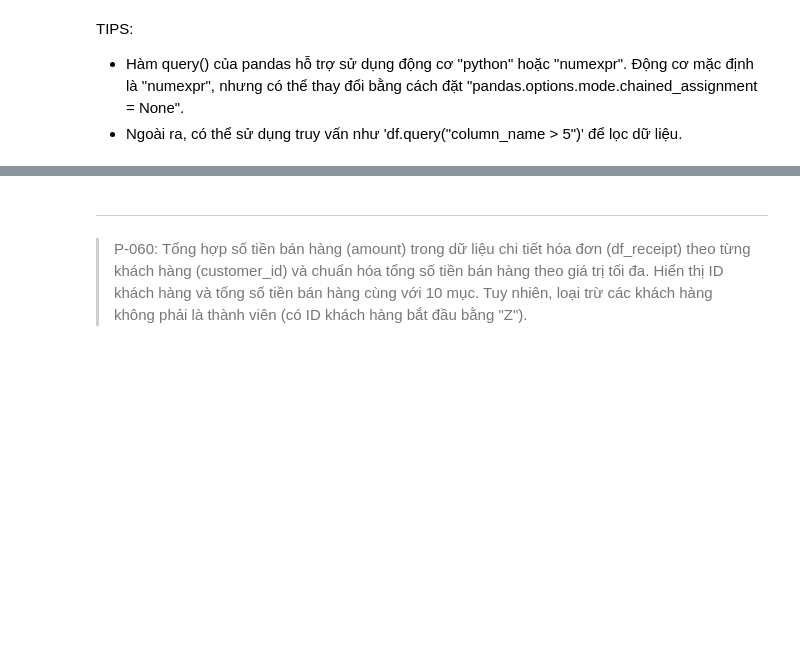
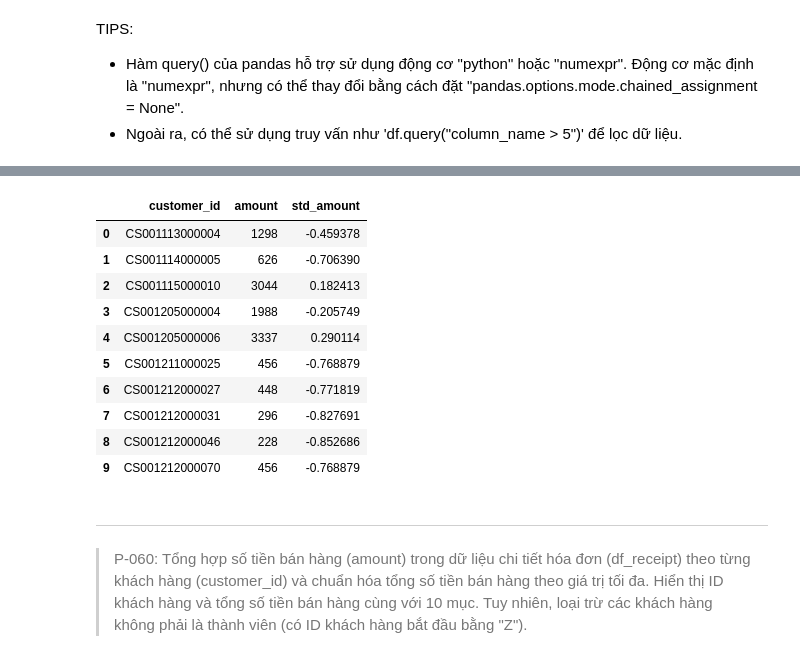
Before and after one commit to quoc-duc/LearnPandas, a Jupyter notebook: notebooks_vn/exercises/100_bai_tap_pandas_vn_exes.ipynb, the cells around one changed output, grey strips where cells are left out. Cells and saved outputs as stored; diff of their text form; code cells hidden in the pictures; blank space fills up the shorter version.

```diff
--- a/notebooks_vn/exercises/100_bai_tap_pandas_vn_exes.ipynb
+++ b/notebooks_vn/exercises/100_bai_tap_pandas_vn_exes.ipynb
@@ -1596,3 +1612,31 @@ from sklearn.preprocessing import StandardScaler
+# %%
+# 2
+from sklearn.preprocessing import StandardScaler
+
+df_sales_amount = (
+    df_receipt.query('not customer_id.str.startswith("Z")')
+    .groupby("customer_id")
+    .agg({"amount":"sum"})
+    .reset_index()
+)
+
+scaler = StandardScaler()
+scaler.fit(df_sales_amount[["amount"]])
+df_sales_amount["std_amount"] = scaler.transform(df_sales_amount[["amount"]])
+
+df_sales_amount.head(10)
+# %% [output]
+|  | customer_id | amount | std_amount |
+| 0 | CS001113000004 | 1298 | -0.459378 |
+| 1 | CS001114000005 | 626 | -0.706390 |
+| 2 | CS001115000010 | 3044 | 0.182413 |
+| 3 | CS001205000004 | 1988 | -0.205749 |
+| 4 | CS001205000006 | 3337 | 0.290114 |
+| 5 | CS001211000025 | 456 | -0.768879 |
+| 6 | CS001212000027 | 448 | -0.771819 |
+| 7 | CS001212000031 | 296 | -0.827691 |
+| 8 | CS001212000046 | 228 | -0.852686 |
+| 9 | CS001212000070 | 456 | -0.768879 |
 # %% [markdown]
 ---
 > P-060: Tổng hợp số tiền bán hàng (amount) trong dữ liệu chi tiết hóa đơn (df_receipt) theo từng khách hàng (customer_id) và chuẩn hóa tổng số tiền bán hàng theo giá trị tối đa. Hiển thị ID khách hàng và tổng số tiền bán hàng cùng với 10 mục. Tuy nhiên, loại trừ các khách hàng không phải là thành viên (có ID khách hàng bắt đầu bằng "Z").
```
Also changed, not shown: parts of 4 cells of this notebook.
